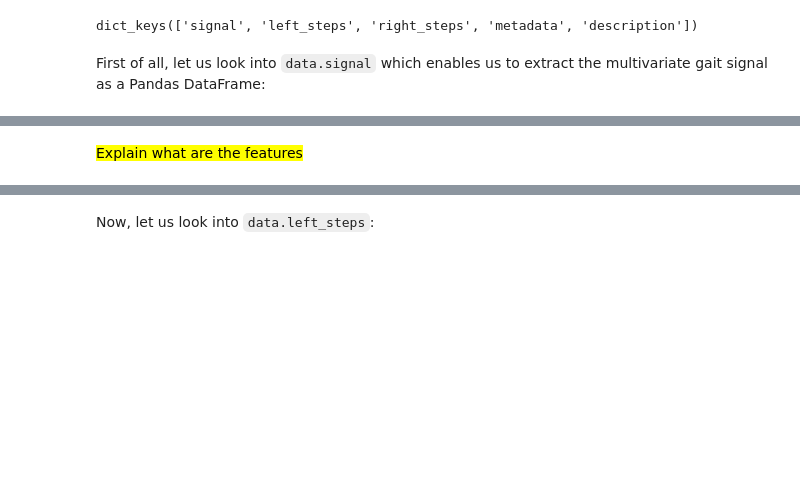
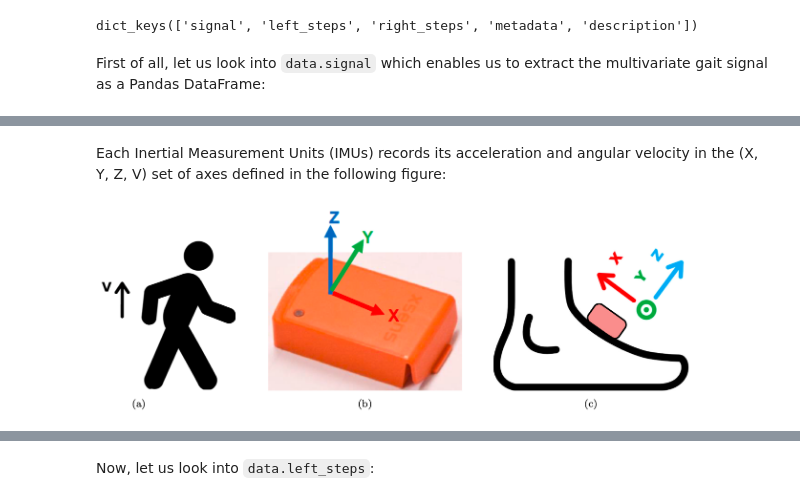
Before and after one commit to deepcharles/loadmydata, a Jupyter notebook: notebooks/human_locomotion.ipynb, the cells around one changed output, grey strips where cells are left out. Drawn from its saved outputs; the diff is of its cells as text; code cells hidden in the pictures; blank space fills up the shorter version.

```diff
--- a/notebooks/human_locomotion.ipynb
+++ b/notebooks/human_locomotion.ipynb
@@ -119,5 +118,9 @@ The first 5 rows of signal are:
 | 2 | 0.002816 | 0.002645 | -0.018659 | 0.005457 | -0.649569 | -0.874276 | -4.316664 | 0.611976 | -0.001815 | -0.024816 | 0.013460 | ... |
 | 3 | 0.009301 | 0.005146 | -0.014473 | 0.010732 | -0.261601 | -0.524543 | -3.431502 | 0.688466 | 0.003422 | -0.016170 | -0.001533 | ... |
 | 4 | 0.003331 | 0.005016 | -0.001138 | 0.001147 | -0.125924 | 0.174867 | -2.874128 | 0.349733 | 0.002091 | -0.006150 | -0.010243 | ... |
-# %% [markdown]
-<mark>Explain what are the features</mark>
+# %% [markdown]
+Each Inertial Measurement Units (IMUs) records its acceleration and angular velocity in the (X, Y, Z, V) set of axes defined in the following figure:
+# %%
+Image(filename = "img/gait_data_axis.png", width = 600, height = 300)
+# %% [output]
+[figure, added]
```
Also changed, not shown: parts of 23 cells of this notebook, 1 other file.
